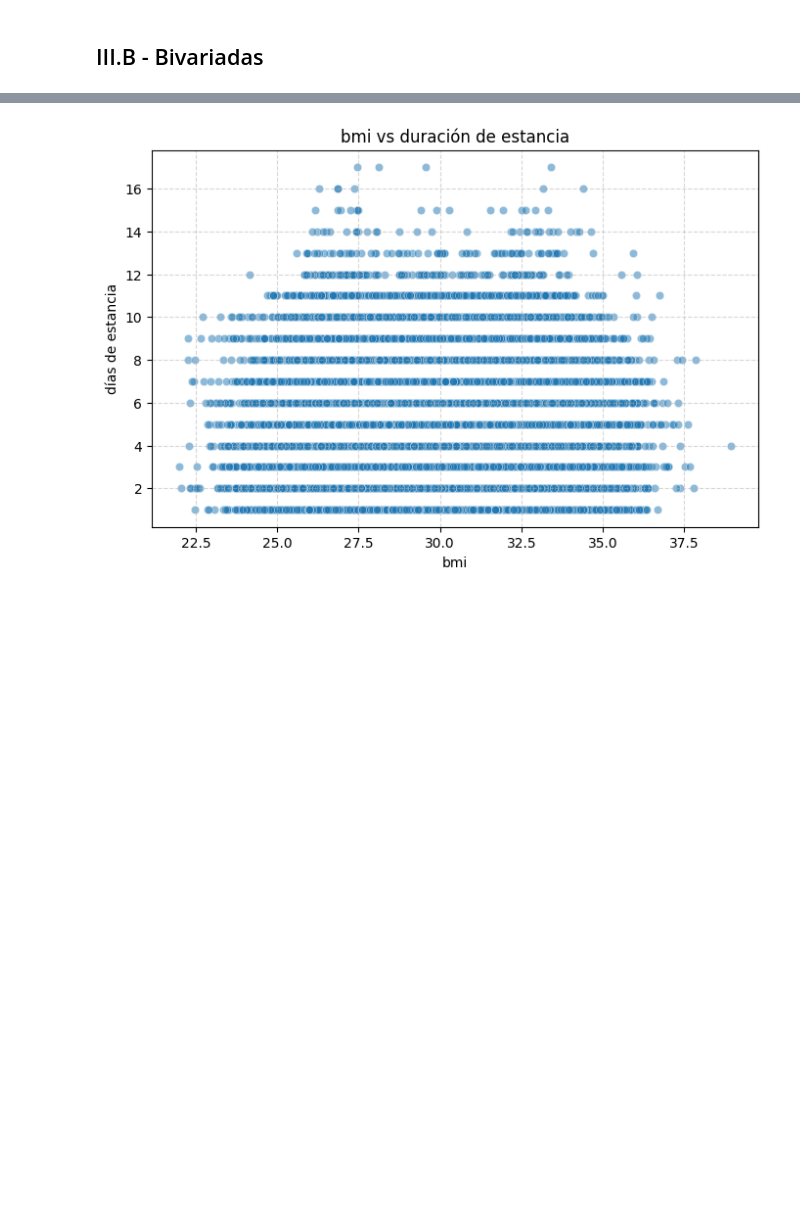
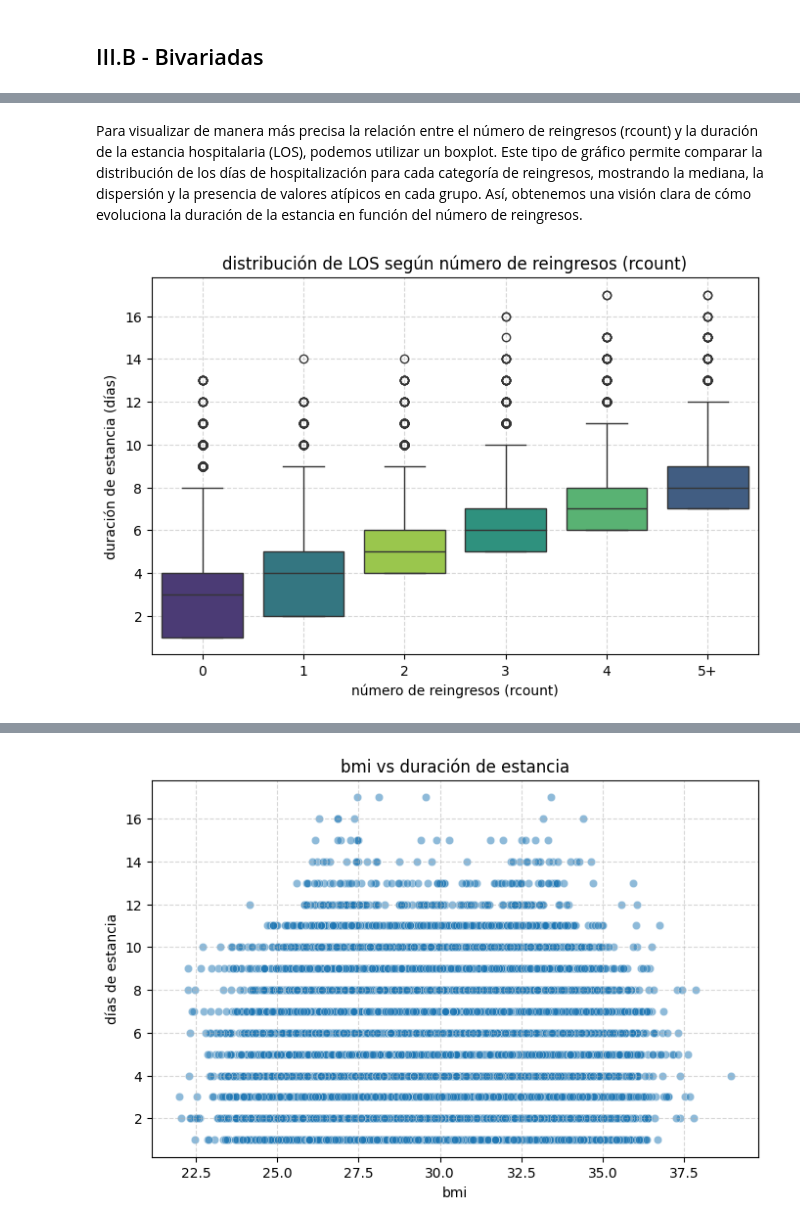
Before and after one commit to totox35/CiencasDatos_UdeA_GIRAULT, a Jupyter notebook: proyecto_aula/entregable_I_proyecto_aula.ipynb, the cells around one changed output, grey strips where cells are left out. Cells and saved outputs as stored; diff of their text form; code cells hidden in the pictures; blank space fills up the shorter version.

```diff
--- a/proyecto_aula/entregable_I_proyecto_aula.ipynb
+++ b/proyecto_aula/entregable_I_proyecto_aula.ipynb
@@ -675,0 +774,14 @@ En resumen, aunque la mayor parte de los casos se concentran alrededor de 12–1
+# %% [markdown]
+Para visualizar de manera más precisa la relación entre el número de reingresos (rcount) y la duración de la estancia hospitalaria (LOS), podemos utilizar un boxplot. Este tipo de gráfico permite comparar la distribución de los días de hospitalización para cada categoría de reingresos, mostrando la mediana, la dispersión y la presencia de valores atípicos en cada grupo. Así, obtenemos una visión clara de cómo evoluciona la duración de la estancia en función del número de reingresos.
+# %%
+plt.figure(figsize=(8,5))
+orden_rcount = ["0", "1", "2", "3", "4", "5+"]
+sns.boxplot(x='rcount', y='lengthofstay', data=df_filtered, order=orden_rcount, hue='rcount', palette='viridis', dodge=False, legend=False)
+plt.title('distribución de LOS según número de reingresos (rcount)')
+plt.xlabel('número de reingresos (rcount)')
+plt.ylabel('duración de estancia (días)')
+plt.grid(True, linestyle='--', alpha=0.5)
+plt.legend([],[], frameon=False)
+plt.show()
+# %% [output]
+[figure, added]
```
Also changed, not shown: parts of 19 cells of this notebook.
